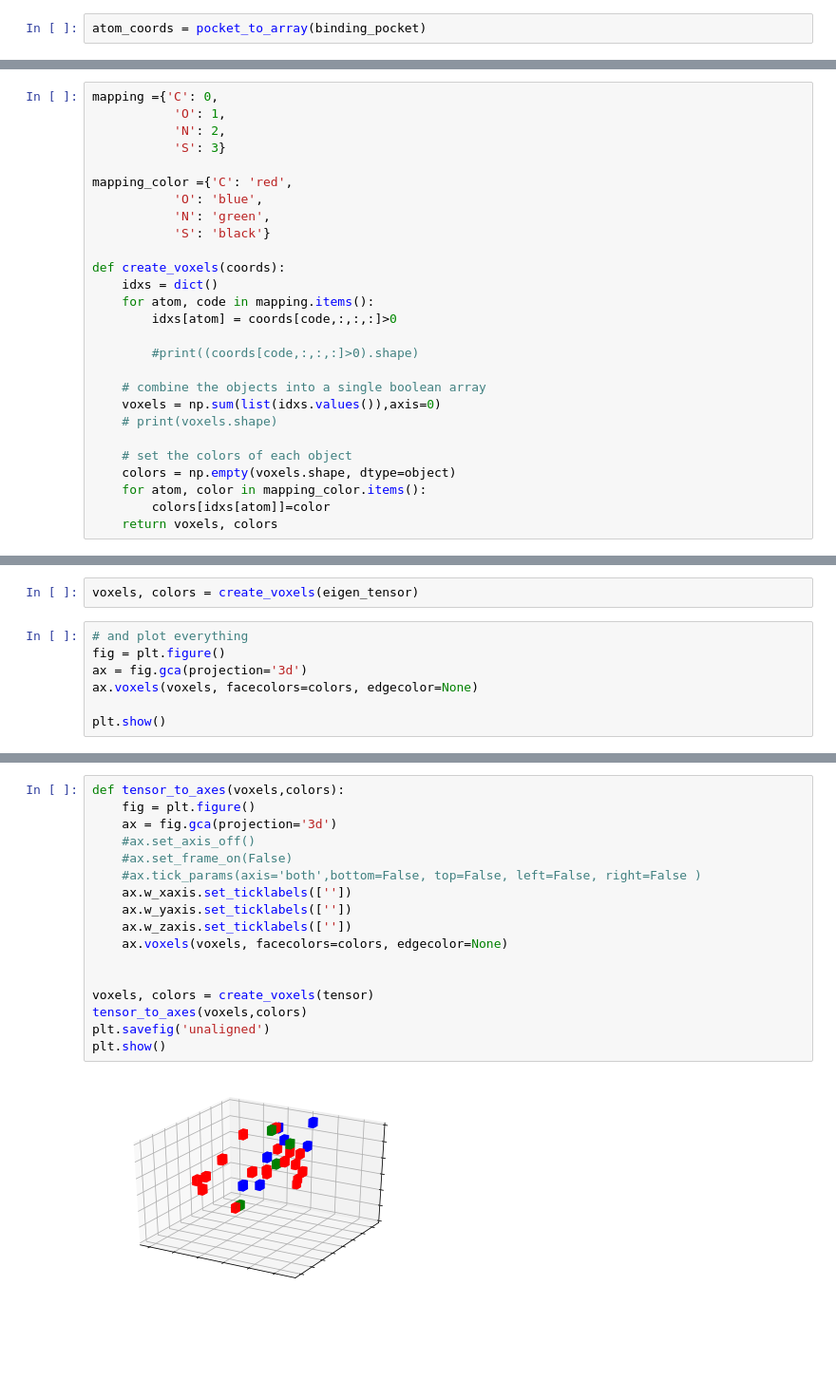
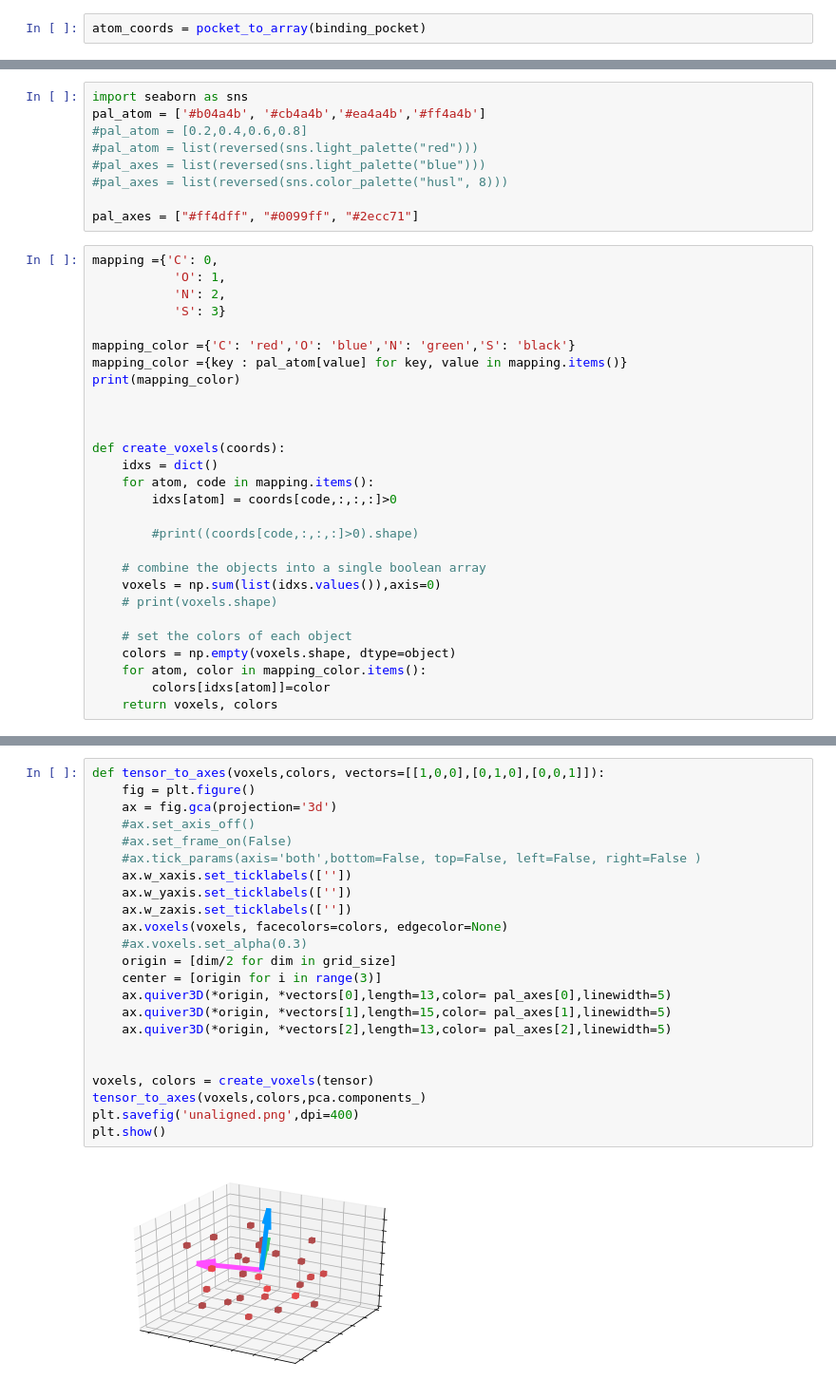
Before and after one commit to Vincentx15/binding-project, a Jupyter notebook: affinity/drawing/Drawing.ipynb, the cells around one changed output, grey strips where cells are left out. Shown at 95% size. Cells and saved outputs as stored; diff of their text form; blank space fills up the shorter version.

```diff
--- a/affinity/drawing/Drawing.ipynb
+++ b/affinity/drawing/Drawing.ipynb
@@ -214,13 +211,23 @@ eigen_tensor, valid = eigen_coords_to_tensor(coords_eigen, labels, grid_size)
+# %%
+import seaborn as sns
+pal_atom = ['#b04a4b', '#cb4a4b','#ea4a4b','#ff4a4b']
+#pal_atom = [0.2,0.4,0.6,0.8]
+#pal_atom = list(reversed(sns.light_palette("red")))
+#pal_axes = list(reversed(sns.light_palette("blue")))
+#pal_axes = list(reversed(sns.color_palette("husl", 8)))
+
+pal_axes = ["#ff4dff", "#0099ff", "#2ecc71"]
 # %%
 mapping ={'C': 0,
            'O': 1,
            'N': 2,
            'S': 3}
 
-mapping_color ={'C': 'red',
-           'O': 'blue',
-           'N': 'green',
-           'S': 'black'}
+mapping_color ={'C': 'red','O': 'blue','N': 'green','S': 'black'}
+mapping_color ={key : pal_atom[value] for key, value in mapping.items()}
+print(mapping_color)
+
+
 
 def create_voxels(coords):
     idxs = dict()
@@ -241,9 +249,0 @@ def create_voxels(coords):
-# %%
-voxels, colors = create_voxels(eigen_tensor)
-# %%
-# and plot everything
-fig = plt.figure()
-ax = fig.gca(projection='3d')
-ax.voxels(voxels, facecolors=colors, edgecolor=None)
-
-plt.show()
@@ -252,22 +250,28 @@ plt.show()
 # %%
-def tensor_to_axes(voxels,colors):
+def tensor_to_axes(voxels,colors, vectors=[[1,0,0],[0,1,0],[0,0,1]]):
     fig = plt.figure()
     ax = fig.gca(projection='3d')
     #ax.set_axis_off()
     #ax.set_frame_on(False)
     #ax.tick_params(axis='both',bottom=False, top=False, left=False, right=False )
     ax.w_xaxis.set_ticklabels([''])
     ax.w_yaxis.set_ticklabels([''])
     ax.w_zaxis.set_ticklabels([''])
     ax.voxels(voxels, facecolors=colors, edgecolor=None)
+    #ax.voxels.set_alpha(0.3)
+    origin = [dim/2 for dim in grid_size]
+    center = [origin for i in range(3)]
+    ax.quiver3D(*origin, *vectors[0],length=13,color= pal_axes[0],linewidth=5)
+    ax.quiver3D(*origin, *vectors[1],length=15,color= pal_axes[1],linewidth=5)
+    ax.quiver3D(*origin, *vectors[2],length=13,color= pal_axes[2],linewidth=5)
 
 
 voxels, colors = create_voxels(tensor)
-tensor_to_axes(voxels,colors)
-plt.savefig('unaligned')
+tensor_to_axes(voxels,colors,pca.components_)
+plt.savefig('unaligned.png',dpi=400)
 plt.show()
 # %% [output]
-[figure, old version]
+[figure, new version]
 # %%
 def flip(tensor, i):
     """
```
Also changed, not shown: parts of 8 cells of this notebook, 15 other files.
